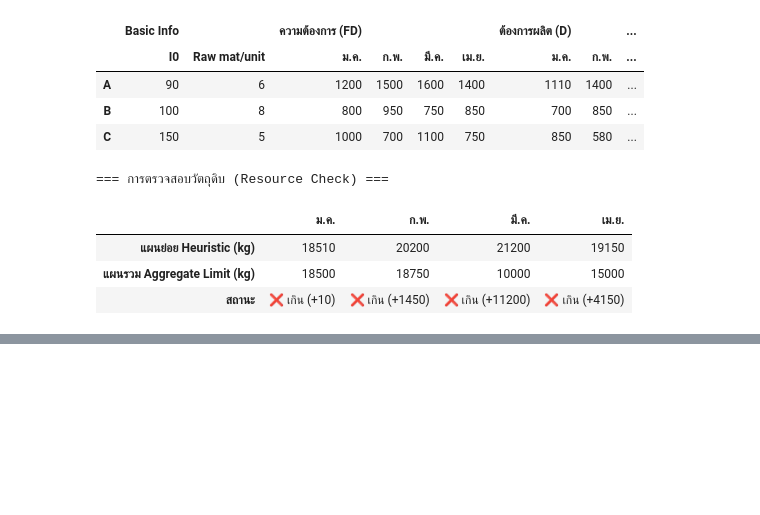
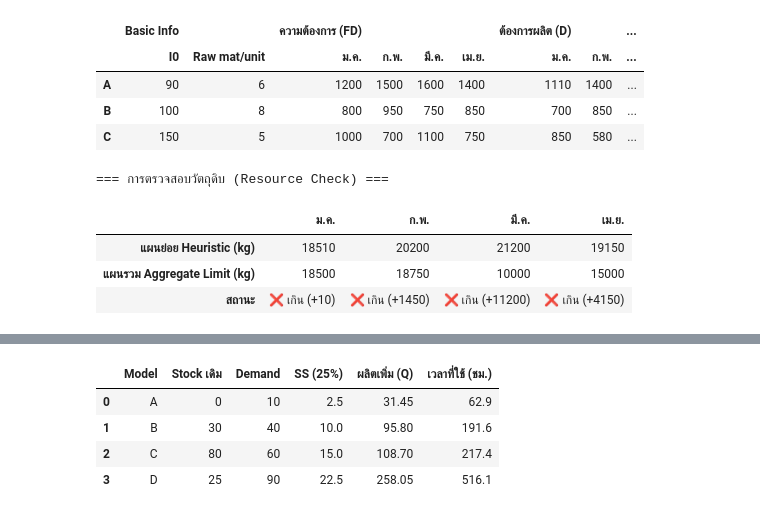
Before and after one commit to alicelouis47/Product_AMI, a Jupyter notebook: 4_main_production.ipynb, the cells around one changed output, grey strips where cells are left out. Cells and saved outputs as stored; diff of their text form; code cells hidden in the pictures; blank space fills up the shorter version.

```diff
--- a/4_main_production.ipynb
+++ b/4_main_production.ipynb
@@ -514,0 +531,78 @@ print(f"\nรวมเวลาที่ใช้ผลิตทั้งหม
+# %%
+import pandas as pd
+
+# ==========================================
+# 1. SETUP DATA (ส่วนแก้ไขข้อมูล)
+# ==========================================
+GROSS_CAPACITY_HOURS = 1000
+
+# กำหนด % Safety Stock ที่ต้องการ (เช่น 0.20 คือ 20% ของ Demand)
+SAFETY_STOCK_RATIO = 0.25
+
+data = {
+    'Model':       ['A', 'B', 'C', 'D'],
+    'Inventory':   [0, 30, 80, 25],       # Stock เดิมที่มี (ชิ้น)
+    'Demand':      [10, 40, 60, 90],   # ความต้องการ (ชิ้น)
+    'Prod_Rate':   [2, 2, 2, 2], # เวลาผลิต (ชม./ชิ้น)
+    'Setup_Time':  [3, 3, 3, 3]          # เวลา Setup (ชม.)
+}
+
+df = pd.DataFrame(data)
+
+# ==========================================
+# 2. PREPARATION & CALCULATION
+# ==========================================
+
+# 2.1 คำนวณ Safety Stock (ชิ้น) จาก % ของ Demand
+df['Safety_Stock'] = df['Demand'] * SAFETY_STOCK_RATIO
+
+# 2.2 แปลงทุกอย่างเป็นหน่วย "ชั่วโมง" (Resource Units)
+df['D_hrs']  = df['Demand'] * df['Prod_Rate']       # D_it
+df['I_hrs']  = df['Inventory'] * df['Prod_Rate']    # I_i,t-1
+df['SS_hrs'] = df['Safety_Stock'] * df['Prod_Rate'] # SS_it
+
+# 2.3 คำนวณตัวแปรสำหรับสูตร 4.16
+# Pt (กำลังการผลิตจริง)
+Pt = GROSS_CAPACITY_HOURS - df['Setup_Time'].sum()
+
+# เทอมผลรวม (Summation Terms)
+sum_D_hrs = df['D_hrs'].sum()
+sum_Net_Inv_hrs = (df['I_hrs'] - df['SS_hrs']).sum() # sum(I - SS)
+
+# 2.4 คำนวณตามสูตรสมการที่ 4.16
+# ส่วนที่ 1: ทรัพยากรคงเหลือสุทธิ (Net Resources Available)
+total_available_resource = Pt + sum_Net_Inv_hrs
+
+# ส่วนที่ 2: สัดส่วนความต้องการ (Demand Ratio)
+demand_ratio = df['D_hrs'] / sum_D_hrs
+
+# ส่วนที่ 3: คำนวณ Q (หน่วยชั่วโมง)
+# สูตร: Q = [ (Pt + sum(I-SS)) * (D_i / sum(D)) ] + SS_i - I_i
+df['Q_hours'] = (total_available_resource * demand_ratio) + df['SS_hrs'] - df['I_hrs']
+
+# 2.5 แปลงกลับเป็นจำนวนชิ้น (Units)
+df['Production_Qty'] = df['Q_hours'] / df['Prod_Rate']
+
+# จัดรูปแบบตัวเลขให้สวยงาม (ปัดเศษ)
+df['Production_Qty'] = df['Production_Qty'].round(2)
+df['Safety_Stock'] = df['Safety_Stock'].round(2) # แสดง SS ที่คำนวณได้
+df['Q_hours'] = df['Q_hours'].round(2)
+
+# ==========================================
+# 3. DISPLAY RESULTS
+# ==========================================
+print(f"--- ผลการคำนวณ (Safety Stock = {SAFETY_STOCK_RATIO*100}% ของ Demand) ---")
+print(f"Pt (Net Capacity): {Pt} ชม.")
+print(f"Sum(Demand Hrs): {sum_D_hrs:.2f} ชม.")
+print("-" * 60)
+
+output_df = df[['Model', 'Inventory', 'Demand', 'Safety_Stock', 'Production_Qty', 'Q_hours']].copy()
+output_df.columns = ['Model', 'Stock เดิม', 'Demand', f'SS ({int(SAFETY_STOCK_RATIO*100)}%)', 'ผลิตเพิ่ม (Q)', 'เวลาที่ใช้ (ชม.)']
+
+from IPython.display import display
+display(output_df)
+
+# ตรวจสอบความถูกต้อง
+total_used = output_df['เวลาที่ใช้ (ชม.)'].sum()
+print(f"\nรวมเวลาที่ใช้ผลิตทั้งหมด: {total_used:.2f} ชม. (Target Pt: {Pt})")
+# %% [output]
@@ -514,0 +613,5 @@ print(f"\nรวมเวลาที่ใช้ผลิตทั้งหม
+|  | Model | Stock เดิม | Demand | SS (25%) | ผลิตเพิ่ม (Q) | เวลาที่ใช้ (ชม.) |
+| 0 | A | 0 | 10 | 2.5 | 31.45 | 62.9 |
+| 1 | B | 30 | 40 | 10.0 | 95.80 | 191.6 |
+| 2 | C | 80 | 60 | 15.0 | 108.70 | 217.4 |
+| 3 | D | 25 | 90 | 22.5 | 258.05 | 516.1 |
```
Also changed, not shown: parts of 6 cells of this notebook, 4 other files.
